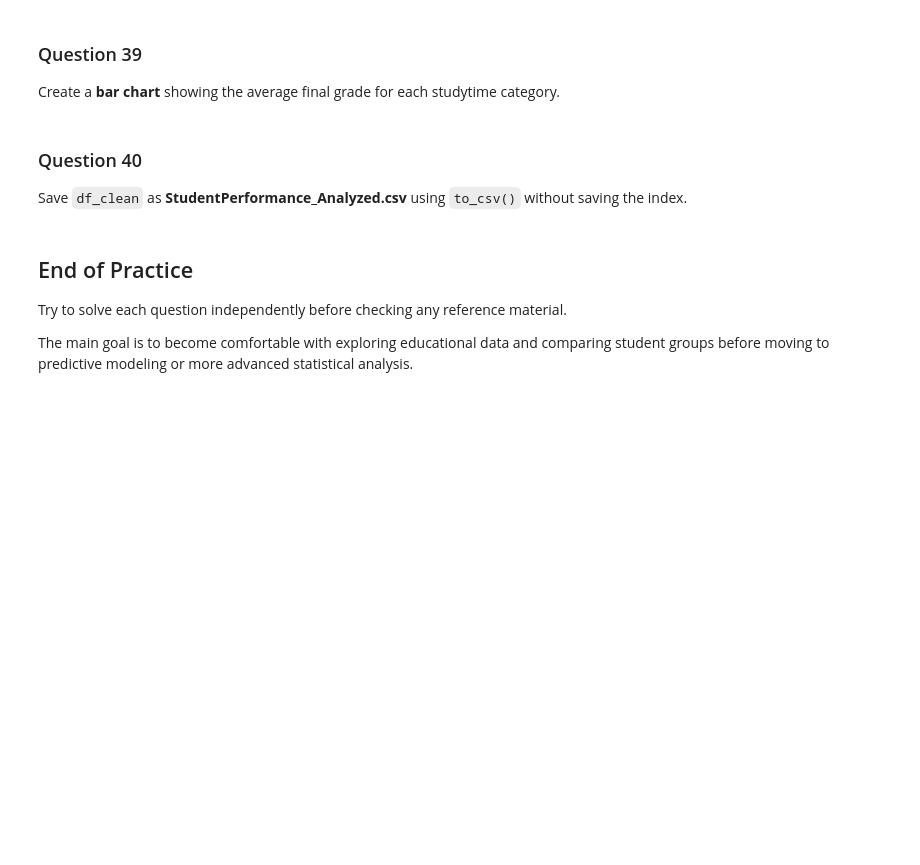
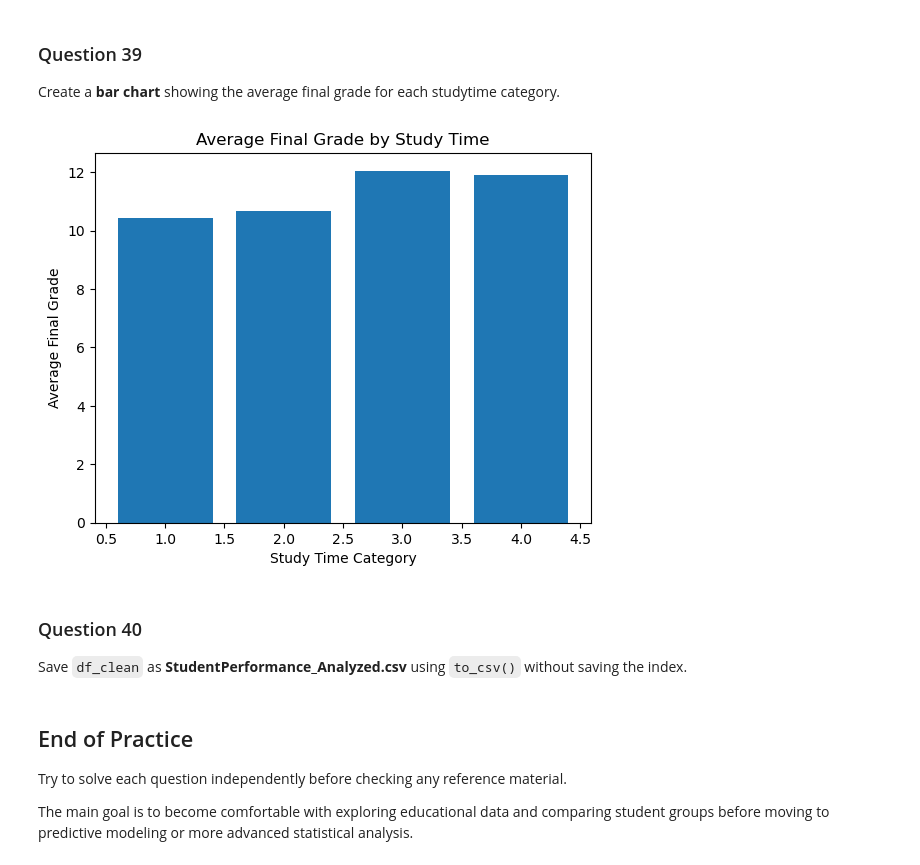
Before and after one commit to sumitshinde4585/Liha-tech-Assignments, a Jupyter notebook: Data-Science-Assignments-main/Assignment 4/Student_Performance_Beginner_to_Intermediate_Pandas_Practice.ipynb, the cells around one changed output. Saved outputs shown, nothing was run; the diff lists cells and outputs as text; code cells hidden in the pictures; blank space fills up the shorter version.

```diff
--- a/Data-Science-Assignments-main/Assignment 4/Student_Performance_Beginner_to_Intermediate_Pandas_Practice.ipynb
+++ b/Data-Science-Assignments-main/Assignment 4/Student_Performance_Beginner_to_Intermediate_Pandas_Practice.ipynb
@@ -177,6 +588,20 @@ Create a **histogram** of final grades (`G3`) with an appropriate title and axis
 # %% [markdown]
 ### Question 39
 Create a **bar chart** showing the average final grade for each studytime category.
+# %%
+import matplotlib.pyplot as plt
+
+avg_grade = df.groupby("studytime")["G3"].mean()
+
+plt.bar(avg_grade.index, avg_grade.values)
+
+plt.xlabel("Study Time Category")
+plt.ylabel("Average Final Grade")
+plt.title("Average Final Grade by Study Time")
+
+plt.show()
+# %% [output]
+[figure, added]
 # %% [markdown]
 ### Question 40
 Save `df_clean` as **StudentPerformance_Analyzed.csv** using `to_csv()` without saving the index.
```
Also changed, not shown: parts of 39 cells of this notebook, 1 other file.
